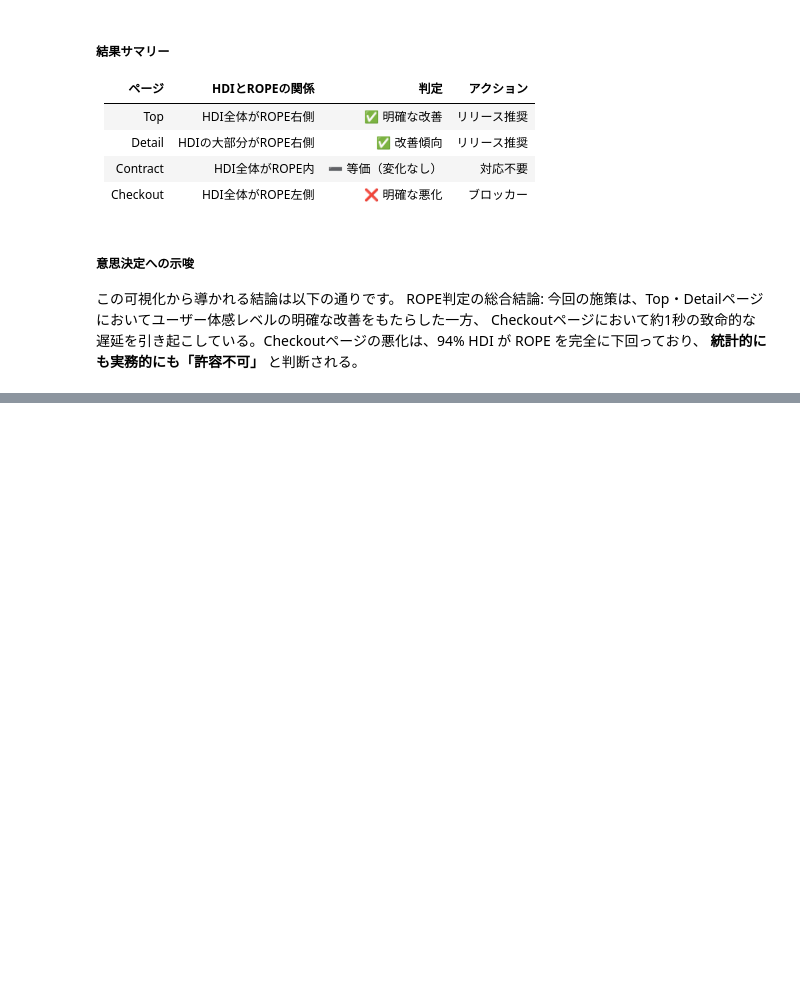
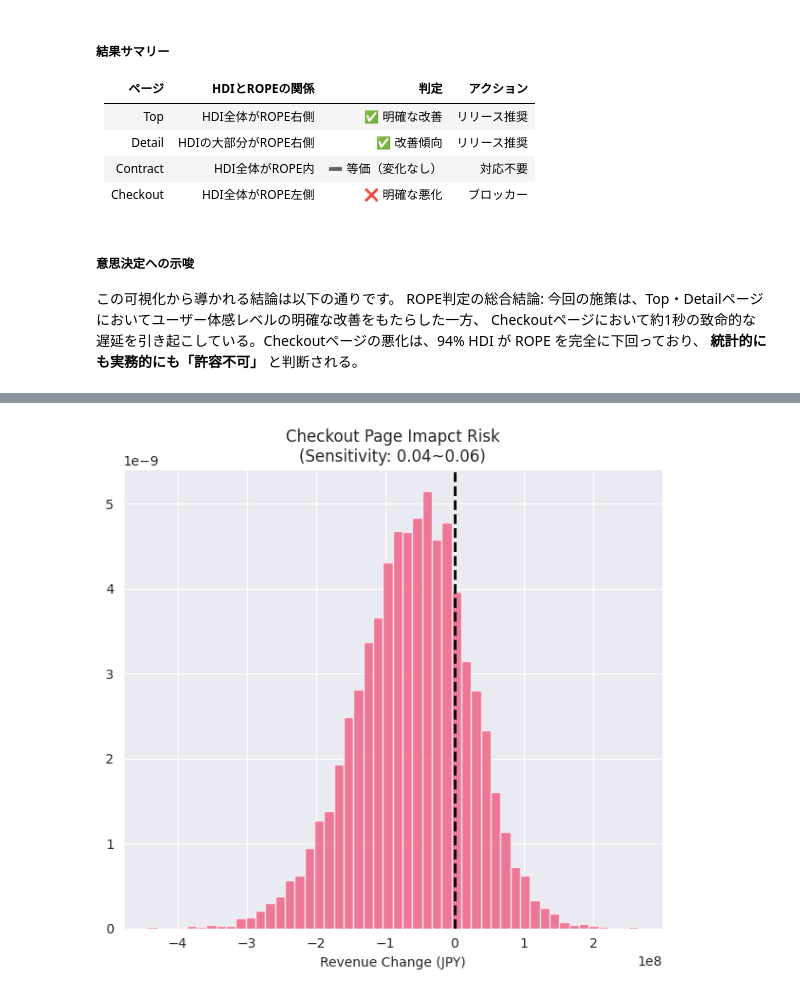
Before and after one commit to petalab-io/bayesian-iroha, a Jupyter notebook: notebooks/01_web_performance/roi_decision.ipynb, the cells around one changed output, grey strips where cells are left out. Saved outputs shown, nothing was run; the diff lists cells and outputs as text; code cells hidden in the pictures; blank space fills up the shorter version.

```diff
--- a/notebooks/01_web_performance/roi_decision.ipynb
+++ b/notebooks/01_web_performance/roi_decision.ipynb
@@ -623,0 +746,15 @@ Checkoutページにおいて約1秒の致命的な遅延を引き起こして
+# %%
+# Plot 2: Checkout Page Impact Only
+plt.figure(figsize=(12, 6))
+
+plt.subplot(1, 2, 2)
+idx_checkout = list(pages).index("Checkout")
+plt.hist(impact_per_page_prob[:, idx_checkout], bins=50, color=COLOR_RED, alpha=0.7, density=True)
+plt.axvline(0, color="black", linestyle="--", linewidth=2)
+plt.title("Checkout Page Imapct Risk\n(Sensitivity: 0.04~0.06)")
+plt.xlabel("Revenue Change (JPY)")
+
+plt.tight_layout()
+plt.show()
+# %% [output]
+[figure, added]
```
Also changed, not shown: parts of 23 cells of this notebook.
